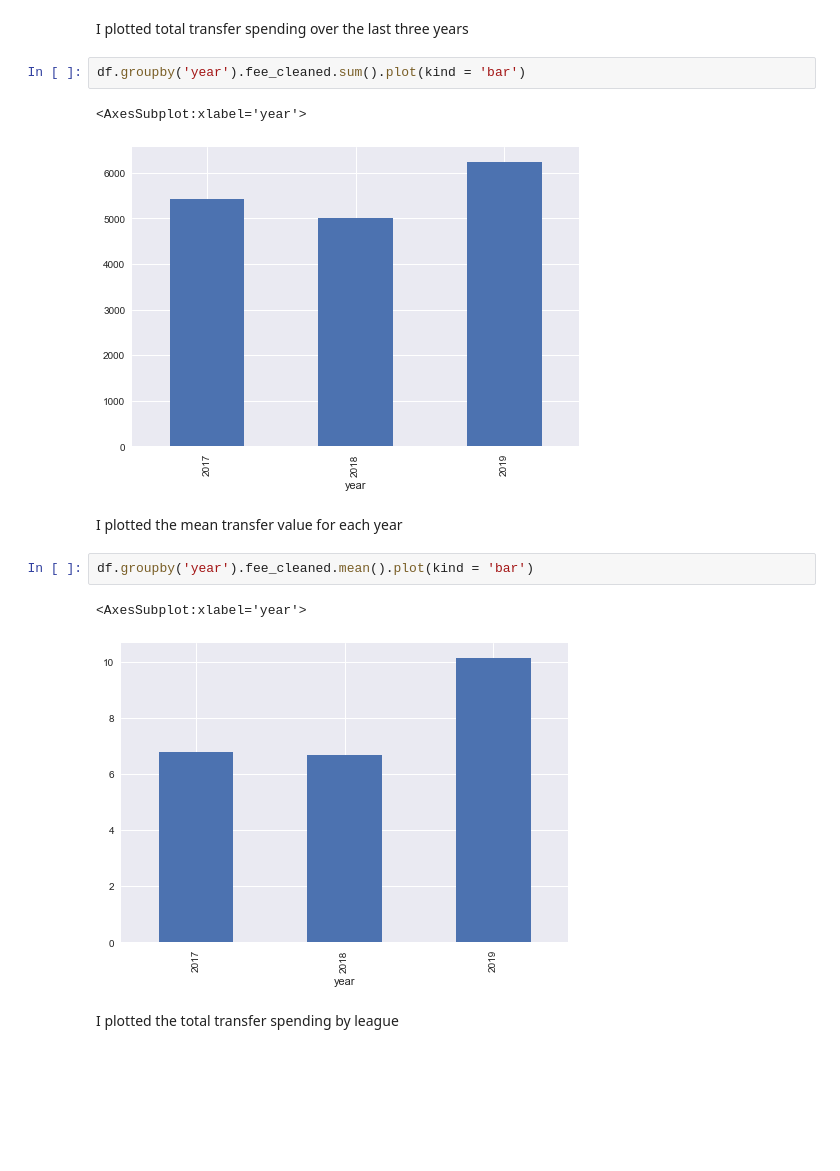
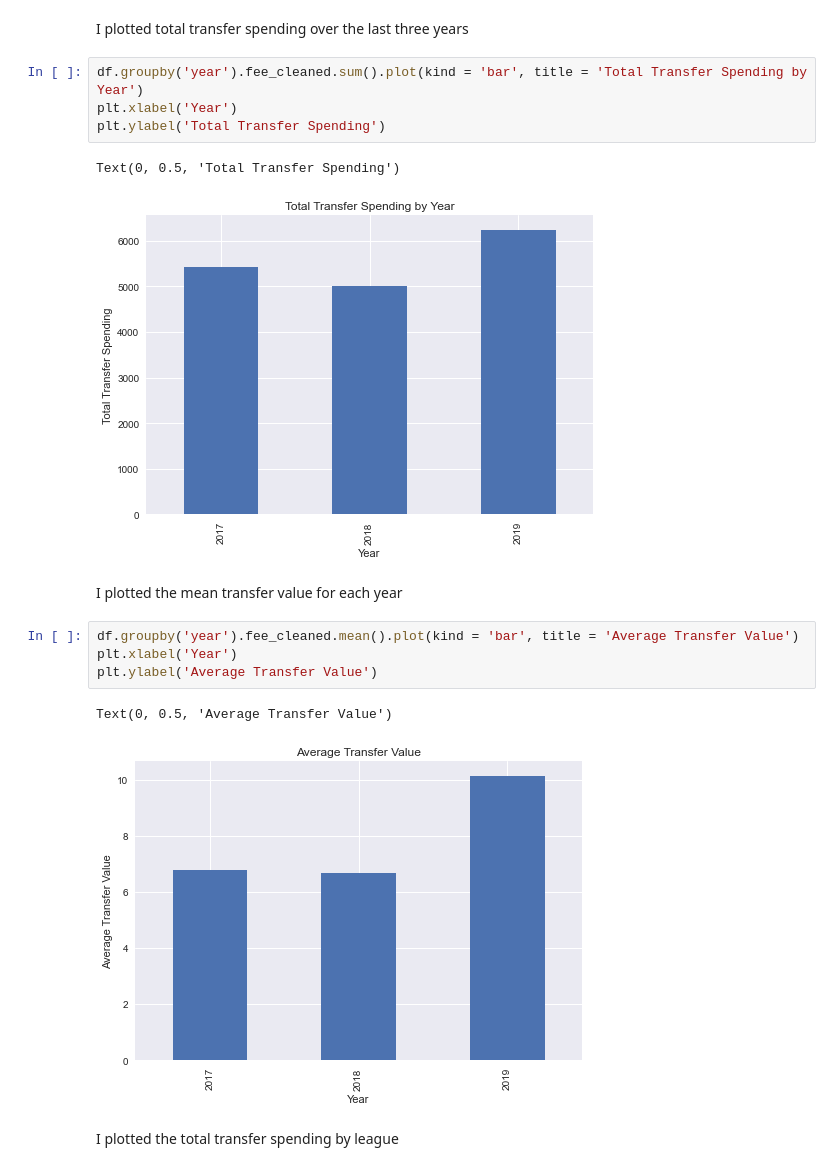
Before and after one commit to esadsetts/Mod_5_Project, a Jupyter notebook: Scrape and EDA.ipynb, the cells around one changed output. Saved outputs shown, nothing was run; the diff lists cells and outputs as text; blank space fills up the shorter version.

```diff
--- a/Scrape and EDA.ipynb
+++ b/Scrape and EDA.ipynb
@@ -54,17 +54,21 @@ df.reset_index(drop= True)
 # %% [markdown]
 I plotted total transfer spending over the last three years
 # %%
-df.groupby('year').fee_cleaned.sum().plot(kind = 'bar')
+df.groupby('year').fee_cleaned.sum().plot(kind = 'bar', title = 'Total Transfer Spending by Year')
+plt.xlabel('Year')
+plt.ylabel('Total Transfer Spending')
 # %% [output]
-<AxesSubplot:xlabel='year'>
+Text(0, 0.5, 'Total Transfer Spending')
-[figure, old version]
+[figure, new version]
 # %% [markdown]
 I plotted the mean transfer value for each year
 # %%
-df.groupby('year').fee_cleaned.mean().plot(kind = 'bar')
+df.groupby('year').fee_cleaned.mean().plot(kind = 'bar', title = 'Average Transfer Value')
+plt.xlabel('Year')
+plt.ylabel('Average Transfer Value')
 # %% [output]
-<AxesSubplot:xlabel='year'>
+Text(0, 0.5, 'Average Transfer Value')
-[figure, old version]
+[figure, new version]
 # %% [markdown]
 I plotted the total transfer spending by league
 # %%
```
Also changed, not shown: parts of 12 cells of this notebook, 1 other file.
